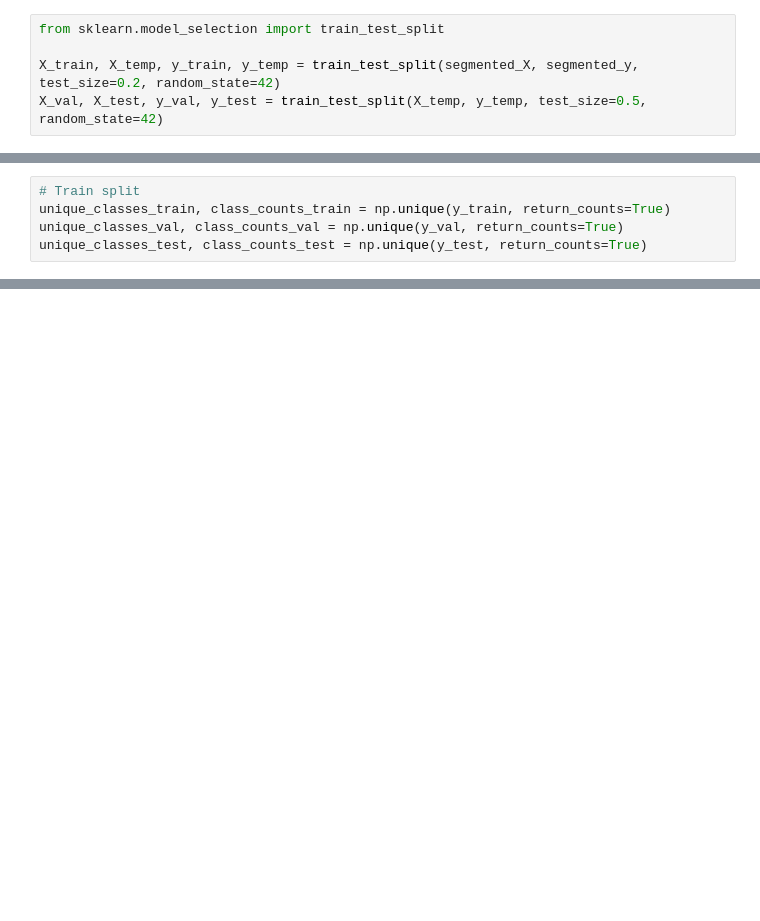
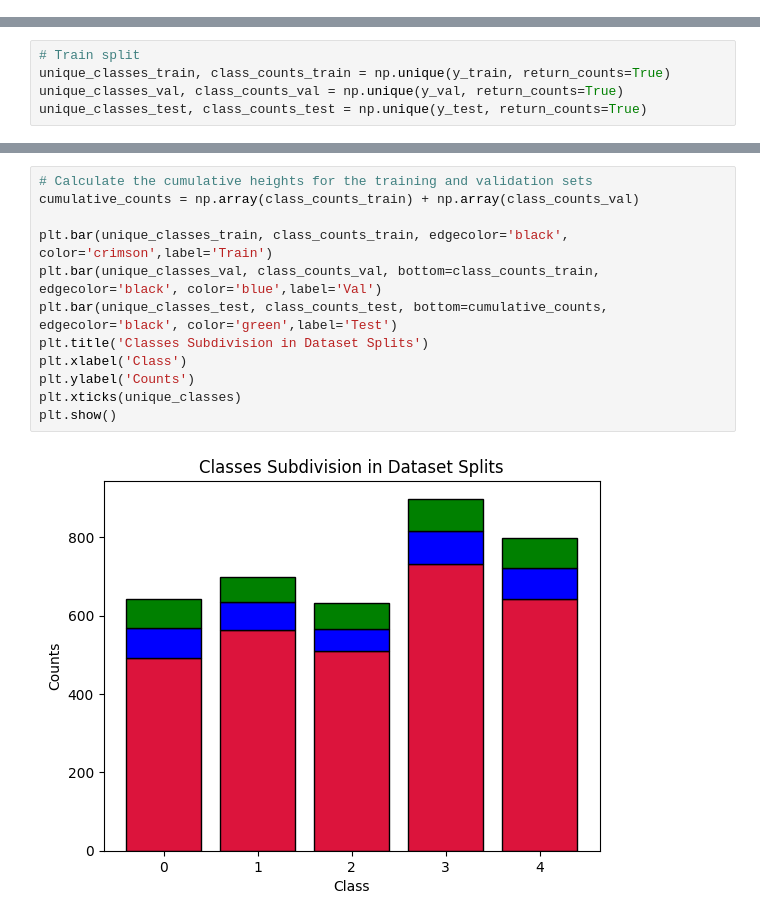
Before and after one commit to nicolegrillo/DeepLearningProject, a Jupyter notebook: notebooks_flowers/notebook_snippet_perc.ipynb, the cells around one changed output, grey strips where cells are left out. Cells and saved outputs as stored; diff of their text form; blank space fills up the shorter version.

```diff
--- a/notebooks_flowers/notebook_snippet_perc.ipynb
+++ b/notebooks_flowers/notebook_snippet_perc.ipynb
@@ -152,5 +66,0 @@ print(X_Noise.shape, y_Noise.shape)
-# %%
-from sklearn.model_selection import train_test_split
-
-X_train, X_temp, y_train, y_temp = train_test_split(segmented_X, segmented_y, test_size=0.2, random_state=42)
-X_val, X_test, y_val, y_test = train_test_split(X_temp, y_temp, test_size=0.5, random_state=42)
@@ -360,0 +160,14 @@ Test percentages per class: [11.14206128  9.86429005  9.83480599 11.9205298 ]
+# %%
+# Calculate the cumulative heights for the training and validation sets
+cumulative_counts = np.array(class_counts_train) + np.array(class_counts_val)
+
+plt.bar(unique_classes_train, class_counts_train, edgecolor='black', color='crimson',label='Train')
+plt.bar(unique_classes_val, class_counts_val, bottom=class_counts_train, edgecolor='black', color='blue',label='Val')
+plt.bar(unique_classes_test, class_counts_test, bottom=cumulative_counts, edgecolor='black', color='green',label='Test')
+plt.title('Classes Subdivision in Dataset Splits')
+plt.xlabel('Class')
+plt.ylabel('Counts')
+plt.xticks(unique_classes)
+plt.show()
+# %% [output]
+[figure, added]
```
Also changed, not shown: parts of 30 cells of this notebook.
